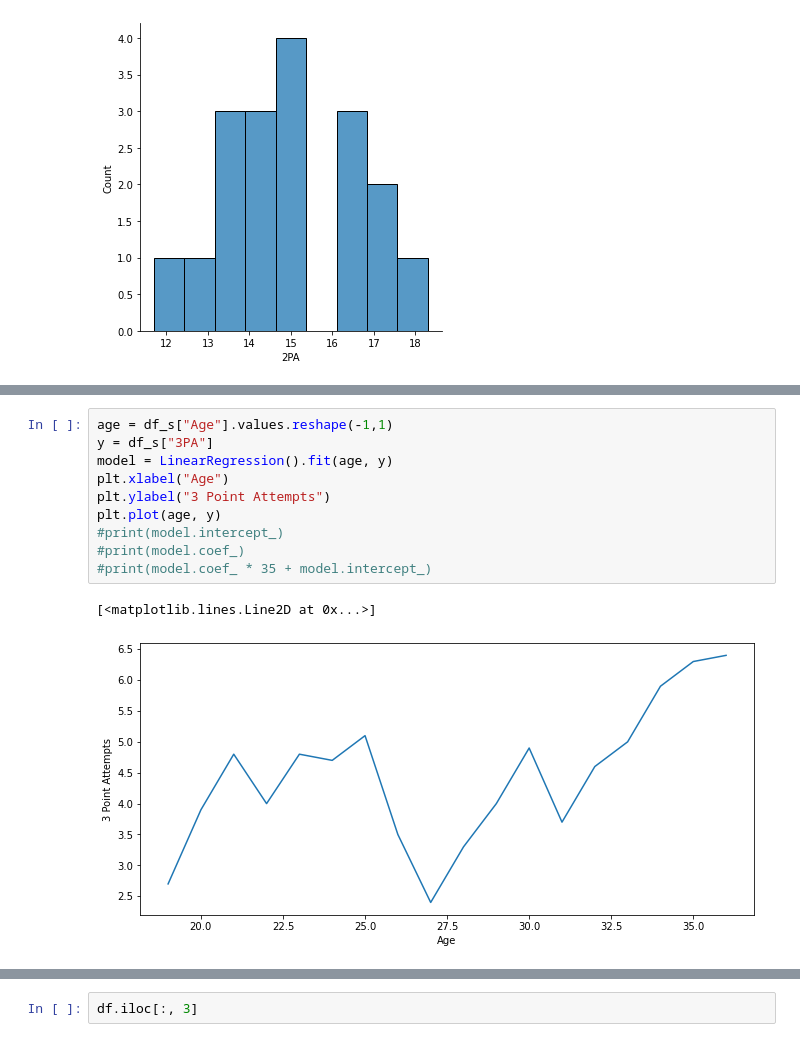
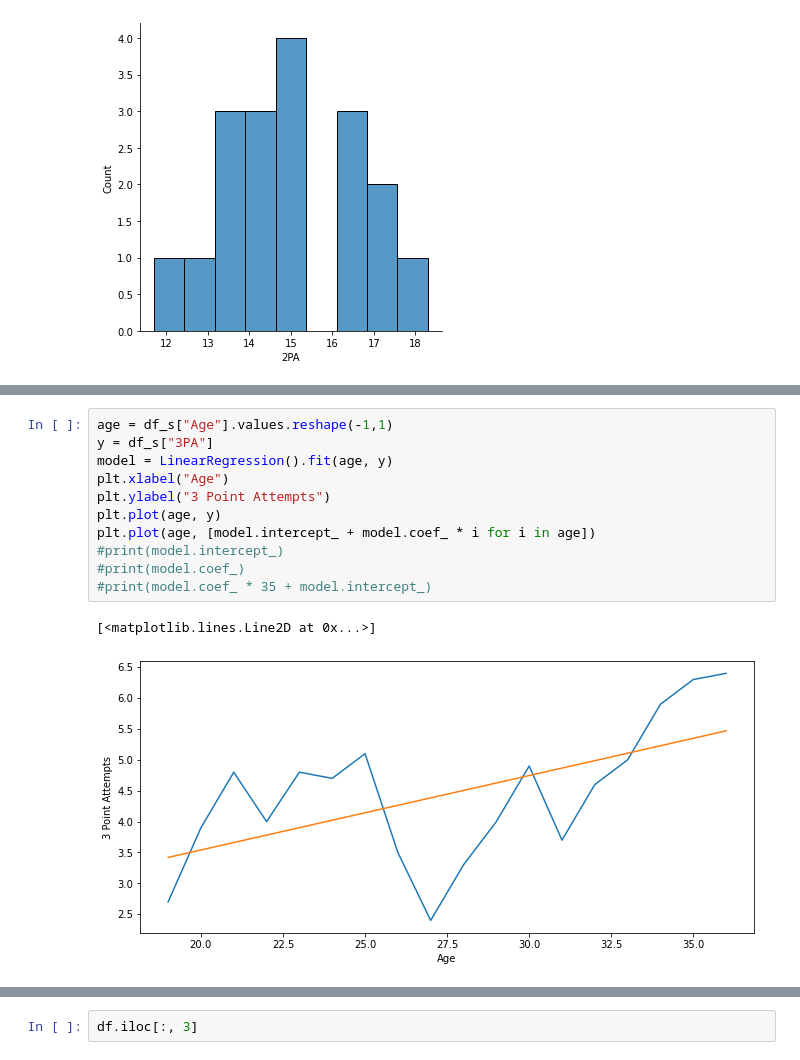
Before and after one commit to andrew-rong/Data-Work, a Jupyter notebook: Data Analysis/Lebron Analysis/Analysis.ipynb, the cells around one changed output, grey strips where cells are left out. Cells and saved outputs as stored; diff of their text form.

```diff
--- a/Data Analysis/Lebron Analysis/Analysis.ipynb
+++ b/Data Analysis/Lebron Analysis/Analysis.ipynb
@@ -85,13 +90,14 @@ plt.show()
 # %%
 age = df_s["Age"].values.reshape(-1,1)
 y = df_s["3PA"]
 model = LinearRegression().fit(age, y)
 plt.xlabel("Age")
 plt.ylabel("3 Point Attempts")
 plt.plot(age, y)
+plt.plot(age, [model.intercept_ + model.coef_ * i for i in age])
 #print(model.intercept_)
 #print(model.coef_)
 #print(model.coef_ * 35 + model.intercept_)
 # %% [output]
 [<matplotlib.lines.Line2D at 0x...>]
-[figure, old version]
+[figure, new version]
```
Also changed, not shown: parts of 9 cells of this notebook.
